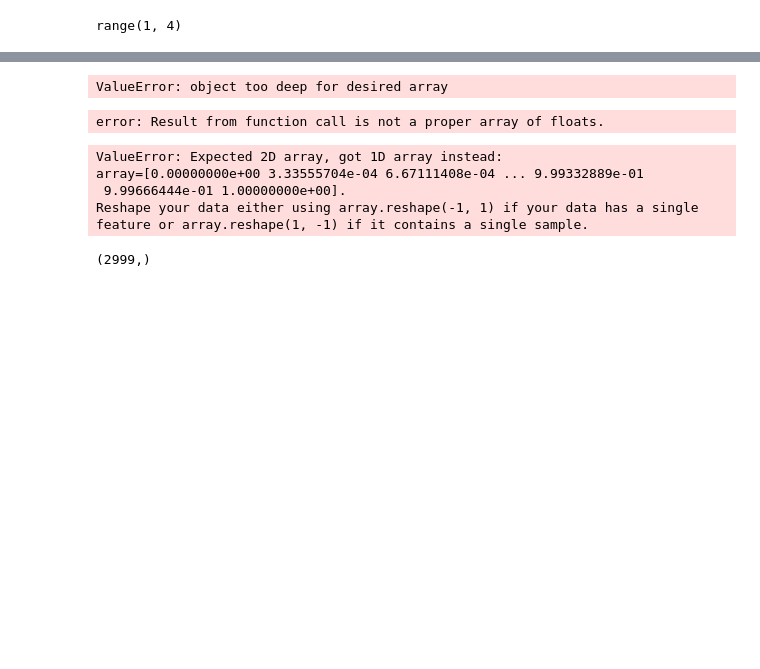
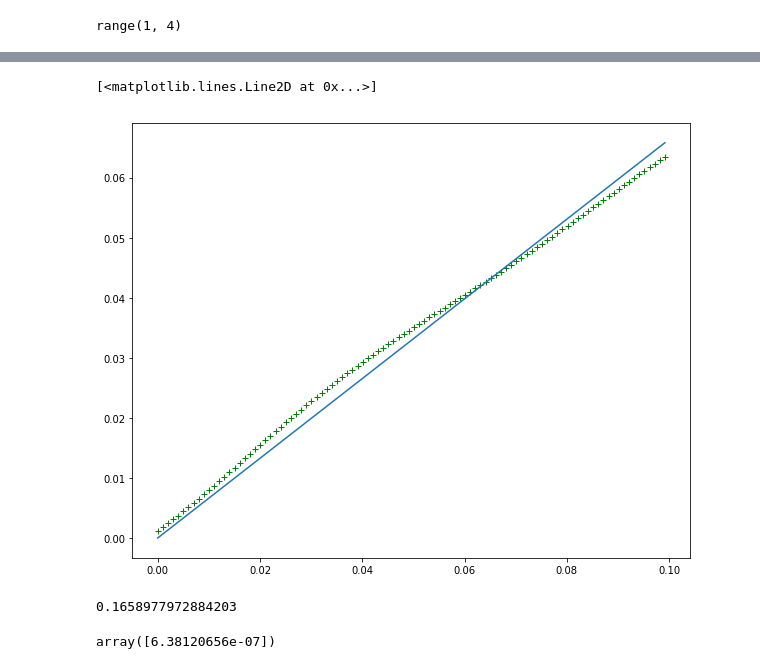
Before and after one commit to SamMachariaPhD/simulate201819, a Jupyter notebook: brownian1.ipynb, the cells around one changed output, grey strips where cells are left out. Cells and saved outputs as stored; diff of their text form; code cells hidden in the pictures; blank space fills up the shorter version.

Commit message:
working linear interpolation

```diff
--- a/brownian1.ipynb
+++ b/brownian1.ipynb
@@ -197,0 +178,9 @@ z.shape
+# %%
+tiym = pd.DataFrame(tym)
+msd = pd.DataFrame(msd)
+data = pd.concat([tiym,msd],axis=1)
+data.columns = ['time','msd']
+#data.to_csv('timeMSD.csv',index=None)
+ax = data['time']; ay = data['msd']
+# %%
+ax = data['time']; ay = data['msd']
@@ -197,0 +193,3 @@ z.shape
+# %%
+tenth = int(round( (10/100)*ax.shape[0],0 ))
+tenth
@@ -197,0 +198,5 @@ z.shape
+# %%
+ax = ax[0:tenth]
+ay = ay[0:tenth]
+plt.figure(figsize=(10,8))
+plt.plot(ax,ay,'g+')
@@ -198,13 +206,15 @@ z.shape
 # %%
 from scipy.optimize import curve_fit
 
-def diffu(tym,D):
-    return tym*D
+def diffu(ax,D):
+    return (4*D*ax)
 
-popt, pcov = curve_fit(diffu,tym,msd)
+popt, pcov = curve_fit(diffu,ax,ay)
+ans = 4*popt[0]*ax
 
-plt.scatter(tym,msd)
-plt.plot(tym,diffusion(tym,*popt))
+plt.figure(figsize=(10,8))
+plt.plot(ax,ay,'g+')
+plt.plot(ax,ans)
 # %% [output]
-ValueError: object too deep for desired array
+[<matplotlib.lines.Line2D at 0x...>]
-error: Result from function call is not a proper array of floats.
+[figure, added]
@@ -217,19 +221,8 @@ plt.plot(xf, func(xf, *popt))
-# %%
-from sklearn.linear_model import LinearRegression
-
-linear_regressor = LinearRegression()  # create object for the class
-linear_regressor.fit(tym, msd)  # perform linear regression
-Y_pred = linear_regressor.predict(tym)  # make predictions
-
-plt.scatter(tym, msd)
-plt.plot(tym, Y_pred, color='red')
-plt.show()
-# %% [output]
-ValueError: Expected 2D array, got 1D array instead:
-array=[0.00000000e+00 3.33555704e-04 6.67111408e-04 ... 9.99332889e-01
- 9.99666444e-01 1.00000000e+00].
-Reshape your data either using array.reshape(-1, 1) if your data has a single feature or array.reshape(1, -1) if it contains a single sample.
-# %%
-tym.shape
-# %% [output]
-(2999,)
+# %%
+popt[0]
+# %% [output]
+0.1658977972884203
+# %%
+pcov[0]
+# %% [output]
+array([6.38120656e-07])
```
Also changed, not shown: parts of 17 cells of this notebook.
